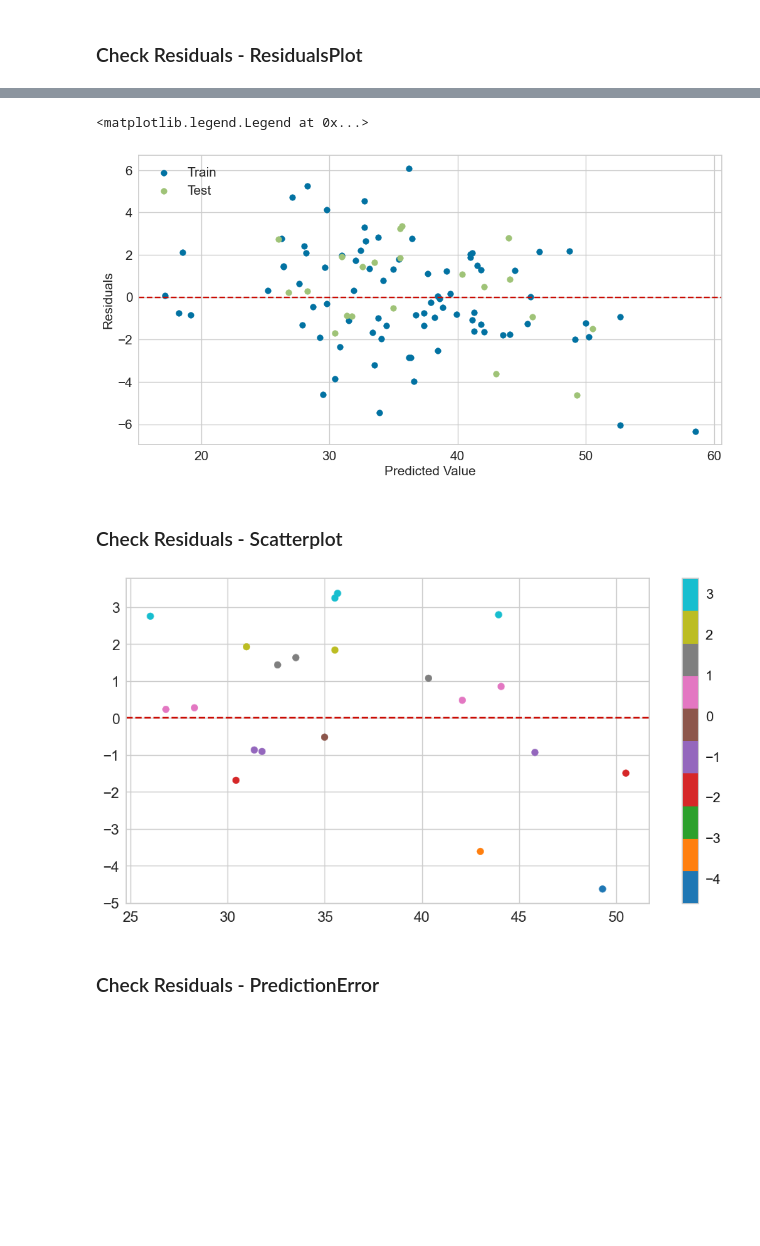
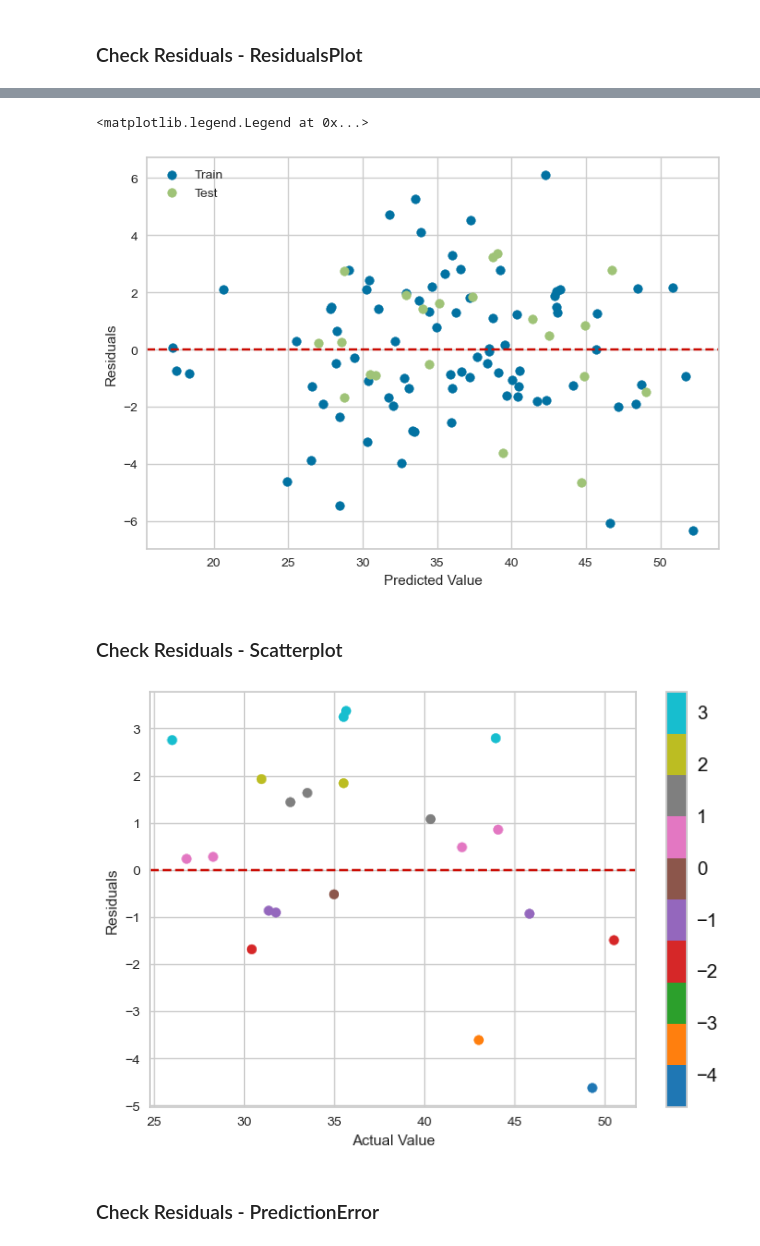
Before and after one commit to celik-muhammed/ML-Concrete-Slump-Test-Regression-Analysis-Case-Study, a Jupyter notebook: ML-Concrete-Slump-Test-Regression-Analysis-Case-Study.ipynb, the cells around one changed output, grey strips where cells are left out. Saved outputs shown, nothing was run; the diff lists cells and outputs as text; code cells hidden in the pictures; blank space fills up the shorter version.

```diff
--- a/ML-Concrete-Slump-Test-Regression-Analysis-Case-Study.ipynb
+++ b/ML-Concrete-Slump-Test-Regression-Analysis-Case-Study.ipynb
@@ -441,2 +461,0 @@ def get_metrics_train_test(y_train, y_train_pred, y_test, y_pred, model_name="li
-# %%
-get_metrics_train_test(y_train, y_train_pred, y_test, y_pred, "linear")
@@ -557,3 +586,6 @@ lm_df
 ## Calc Residuals and Compare Actual and Predicted Labels
 # %% [markdown]
 ### Calculate Manual Actual and Predicted Labels
+# %%
+y_pred_test = lin_model.predict(X_test)
+y_pred_train = lin_model.predict(X_train)
@@ -675,26 +712,28 @@ visualizer.show();                # Finalize and render the figure
 # %%
 # Residuals scatterplot
-plt.scatter(x=y_train, y=-(y_train-y_train_pred), c='b', label='Train')
-plt.scatter(x=y_test, y=-(y_test-y_pred), c='g', label='Test')
+plt.scatter(x=y_pred_train, y=-(y_train-y_pred_train), c='b', label='Train')
+plt.scatter(x=y_pred_test, y=-(y_test-y_pred_test), c='g', label='Test')
 
 plt.axhline(y = 0, color ="r", linestyle = "--")
 plt.xlabel('Predicted Value')
 plt.ylabel('Residuals')
 plt.legend(loc='upper left')
 # %% [output]
 <matplotlib.legend.Legend at 0x...>
-[figure, old version]
+[figure, new version]
 # %% [markdown]
 ### Check Residuals - Scatterplot
 # %%
-# Residuals scatterplot test data
-plt.scatter(x=y_test, y=-(y_test-y_pred), c=-(y_test-y_pred), cmap= 'tab10', label='Test')
+# Residuals scatterplot
+plt.scatter(x=y_test, y=-(y_test-y_pred_test), c=-(y_test-y_pred_test), cmap= 'tab10')
 plt.axhline(y = 0, color ="r", linestyle = "--")
+plt.xlabel('Actual Value')
+plt.ylabel('Residuals')
 
 # colorbar tick_params
 plt.colorbar().ax.tick_params(axis='both', labelsize=14, colors='k')
 # %% [output]
-[figure, old version]
+[figure, new version]
 # %% [markdown]
 ### Check Residuals - PredictionError
 # %%
```
Also changed, not shown: parts of 86 cells of this notebook.
